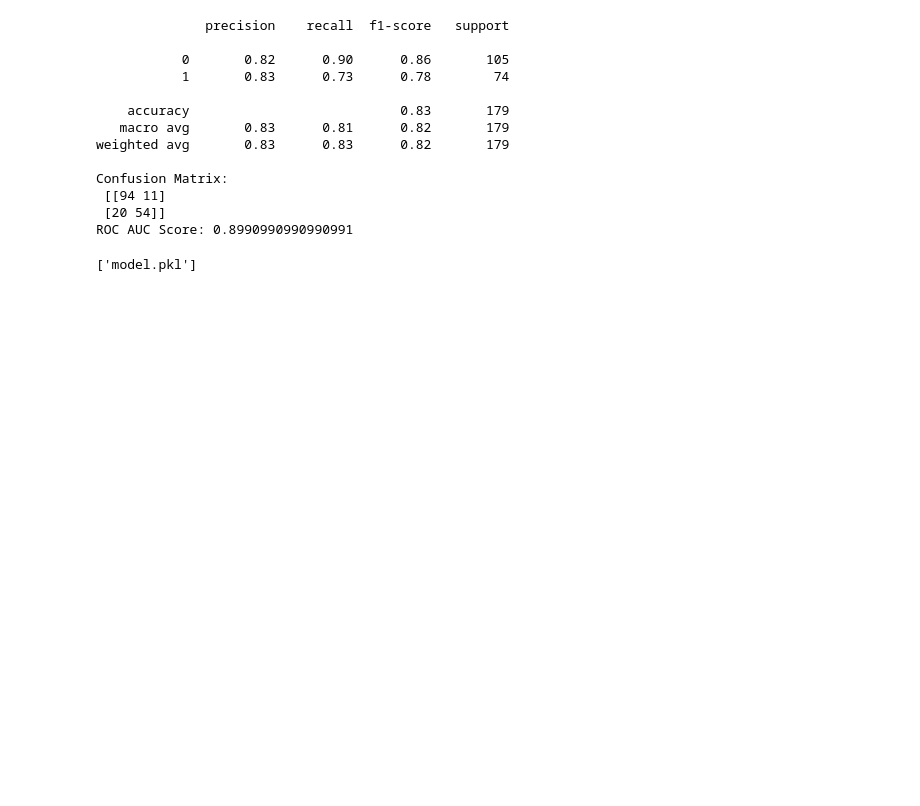
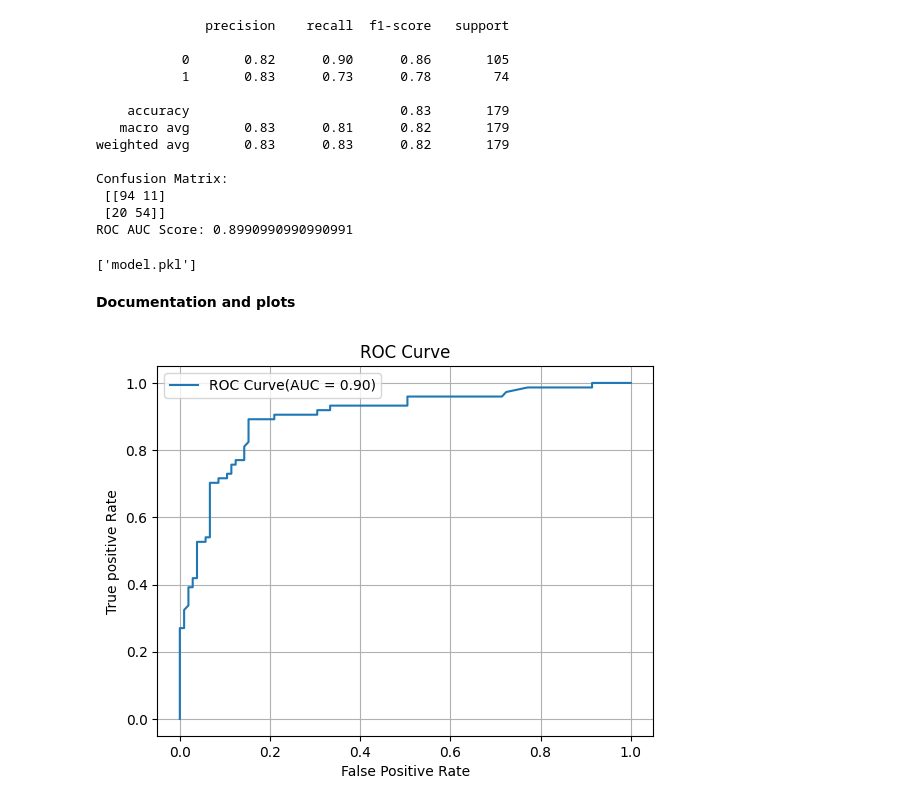
Before and after one commit to ta10g22/ML-journey, a Jupyter notebook: week-01_classical-ml-titanic/notebooks/Titanic_Survivor_predictor.ipynb, the cells around one changed output. Cells and saved outputs as stored; diff of their text form; code cells hidden in the pictures; blank space fills up the shorter version.

Commit message:
Day 6: Done with adding plots and documentation for survival predictor

```diff
--- a/week-01_classical-ml-titanic/notebooks/01_eda.ipynb
+++ b/week-01_classical-ml-titanic/notebooks/Titanic_Survivor_predictor.ipynb
@@ -328,3 +328,24 @@ import joblib
 joblib.dump(best_model, 'model.pkl')
 # %% [output]
 ['model.pkl']
+# %% [markdown]
+**Documentation and plots**
+# %%
+#importing libraries for plotting data
+from sklearn.metrics import roc_auc_score, roc_curve
+import matplotlib.pyplot as plt
+
+y_probs = best_model.predict_proba(X_test)[:, 1] # take the probabilty for class 1(survived)
+fpr , tpr, _ = roc_curve(y_test, y_probs)
+auc = roc_auc_score(y_test, y_probs)
+# %%
+#Plotting ROC curve with matplotlib
+plt.plot(fpr, tpr, label = f'ROC Curve(AUC = {auc:.2f})')
+plt.xlabel('False Positive Rate')
+plt.ylabel("True positive Rate")
+plt.legend()
+plt.title('ROC Curve')
+plt.grid()
+plt.show()
+# %% [output]
+[figure, added]
```
Also changed, not shown: parts of 5 cells of this notebook, 3 other files.
